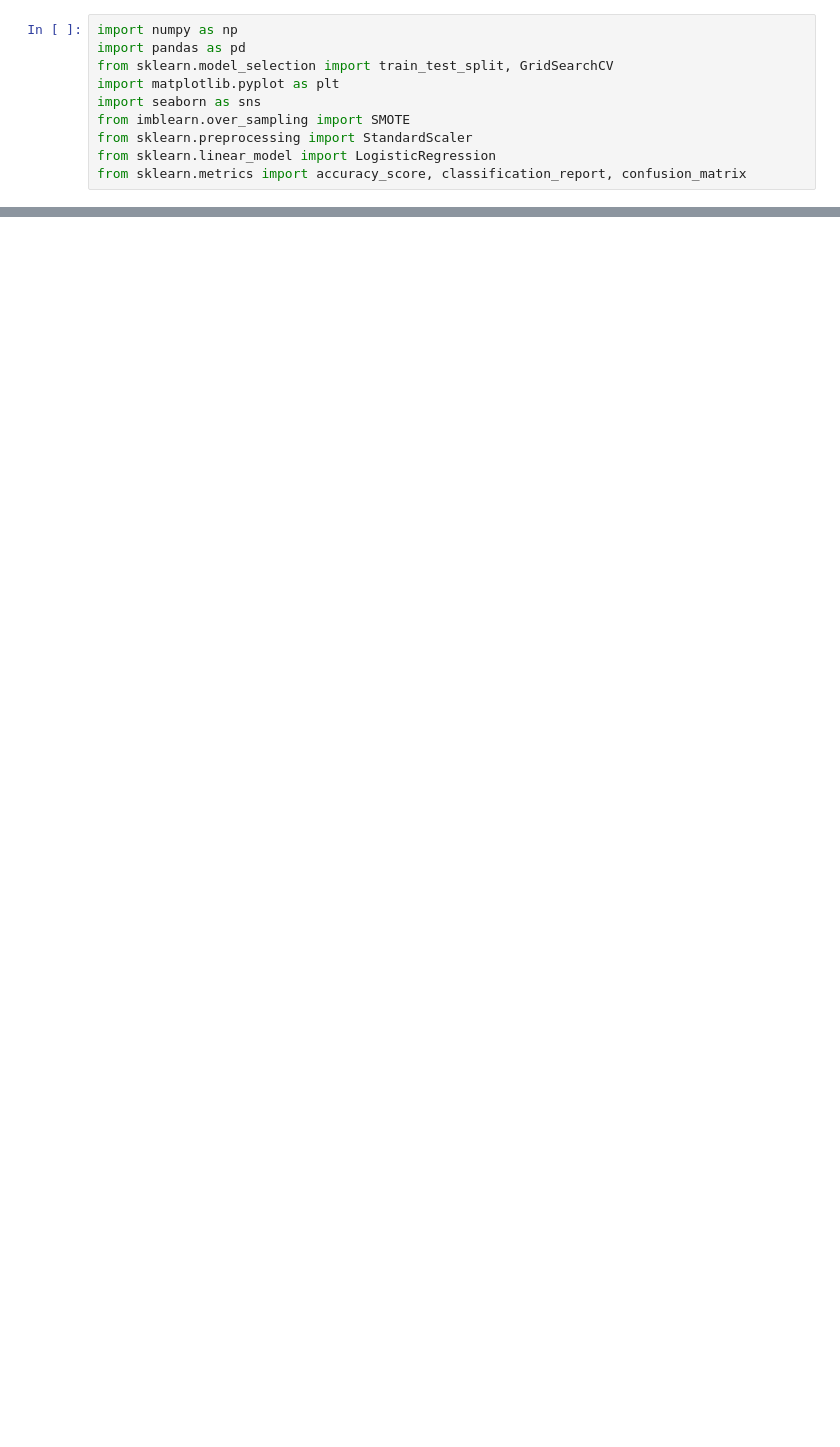
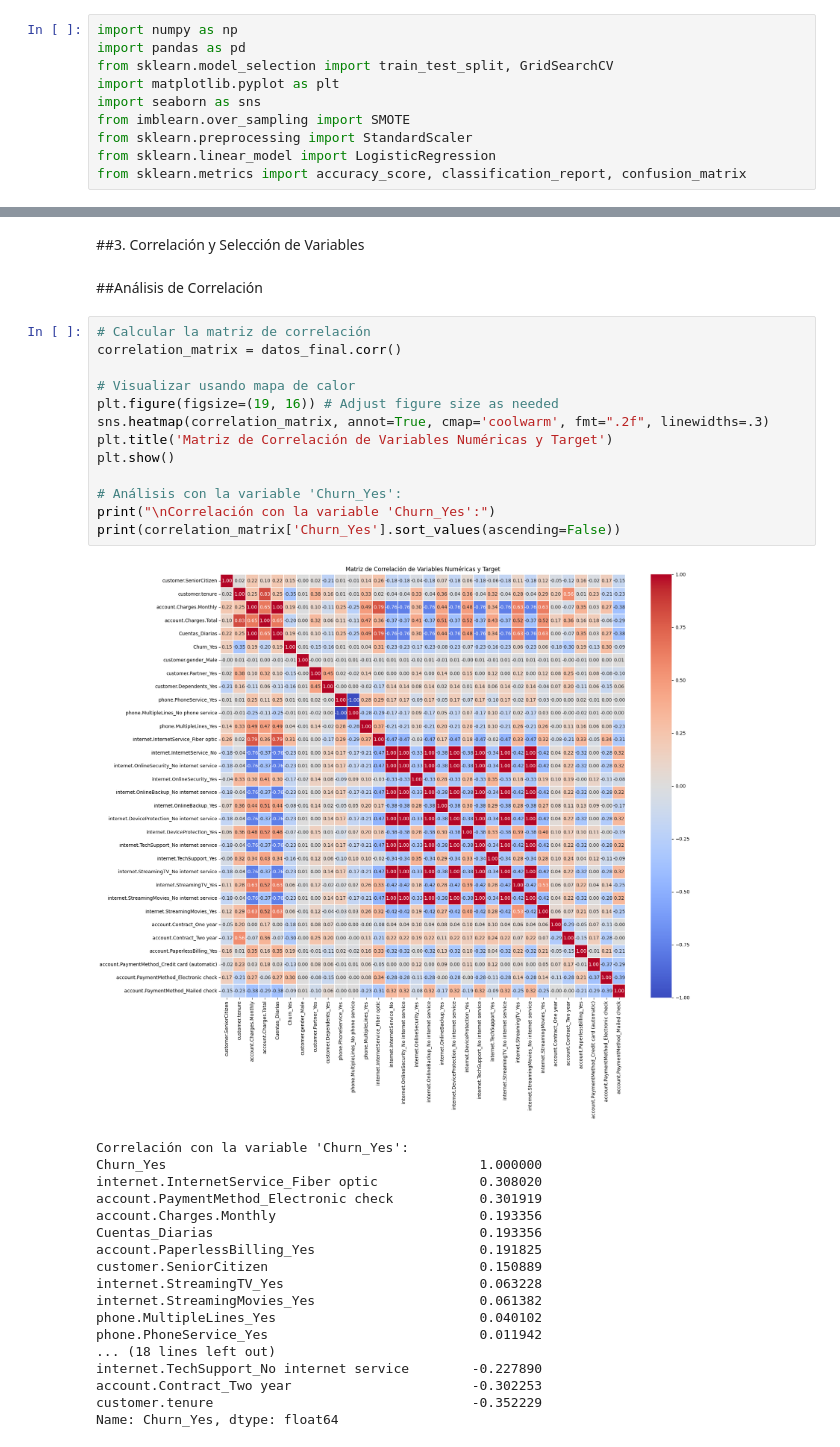
Before and after one commit to JonathanJulDiaz/challenge-telecomx-parte2, a Jupyter notebook: challenge_telecomX_parte2.ipynb, the cells around one changed output, grey strips where cells are left out. Saved outputs shown, nothing was run; the diff lists cells and outputs as text; blank space fills up the shorter version.

```diff
--- a/challenge_telecomX_parte2.ipynb
+++ b/challenge_telecomX_parte2.ipynb
@@ -60,0 +260,36 @@ df_encoded.head()
+# %% [markdown]
+##3. Correlación y Selección de Variables
+# %% [markdown]
+##Análisis de Correlación
+# %%
+# Calcular la matriz de correlación
+correlation_matrix = datos_final.corr()
+
+# Visualizar usando mapa de calor
+plt.figure(figsize=(19, 16)) # Adjust figure size as needed
+sns.heatmap(correlation_matrix, annot=True, cmap='coolwarm', fmt=".2f", linewidths=.3)
+plt.title('Matriz de Correlación de Variables Numéricas y Target')
+plt.show()
+
+# Análisis con la variable 'Churn_Yes':
+print("\nCorrelación con la variable 'Churn_Yes':")
+print(correlation_matrix['Churn_Yes'].sort_values(ascending=False))
+# %% [output]
+[figure, added]
+Correlación con la variable 'Churn_Yes':
+Churn_Yes                                        1.000000
+internet.InternetService_Fiber optic             0.308020
+account.PaymentMethod_Electronic check           0.301919
+account.Charges.Monthly                          0.193356
+Cuentas_Diarias                                  0.193356
+account.PaperlessBilling_Yes                     0.191825
+customer.SeniorCitizen                           0.150889
+internet.StreamingTV_Yes                         0.063228
+internet.StreamingMovies_Yes                     0.061382
+phone.MultipleLines_Yes                          0.040102
+phone.PhoneService_Yes                           0.011942
+... (18 lines left out)
+internet.TechSupport_No internet service        -0.227890
+account.Contract_Two year                       -0.302253
+customer.tenure                                 -0.352229
+Name: Churn_Yes, dtype: float64
```
Also changed, not shown: parts of 41 cells of this notebook.
